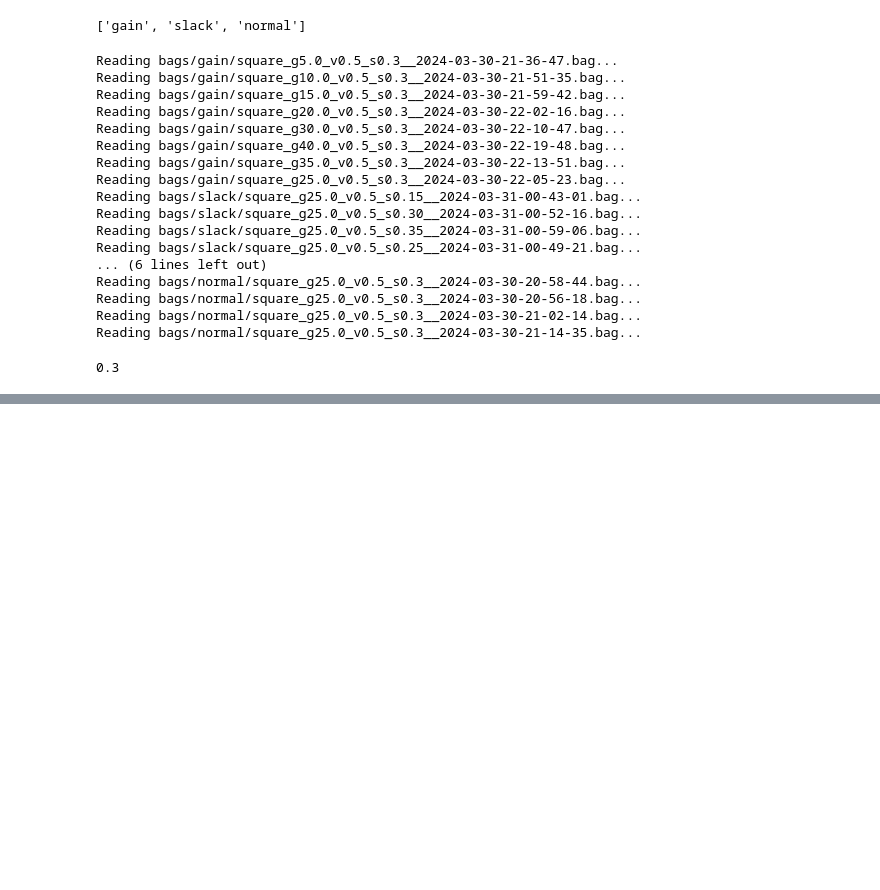
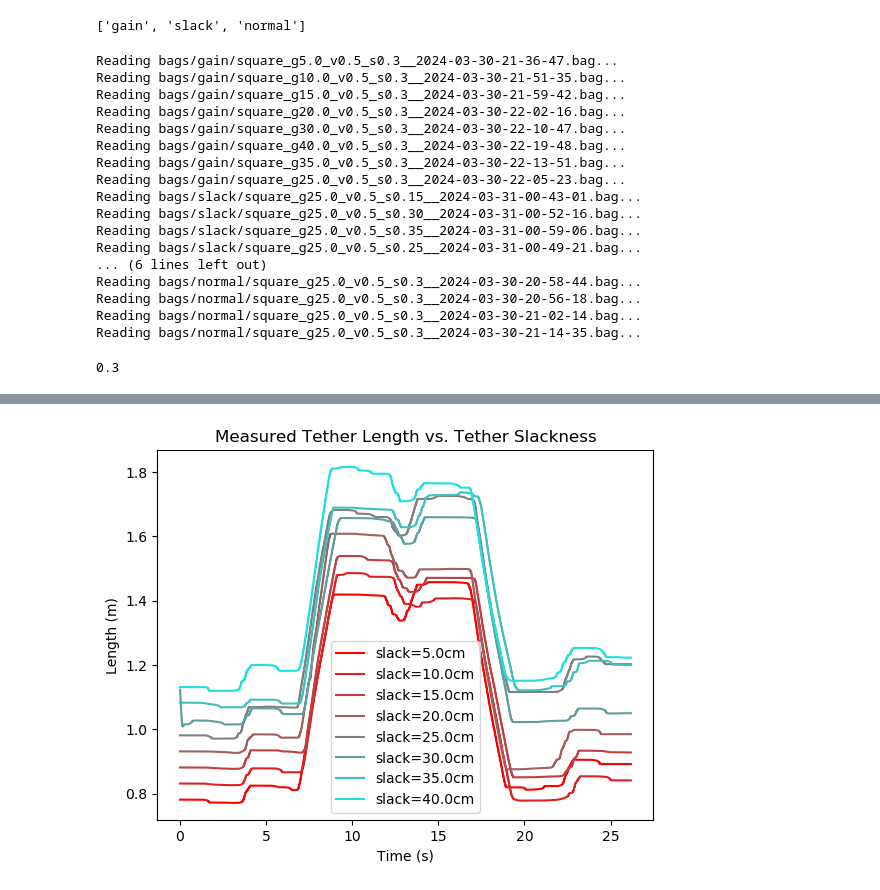
Before and after one commit to cwduffy01/csce491-data, a Jupyter notebook: main.ipynb, the cells around one changed output, grey strips where cells are left out. Saved outputs shown, nothing was run; the diff lists cells and outputs as text; code cells hidden in the pictures; blank space fills up the shorter version.

```diff
--- a/main.ipynb
+++ b/main.ipynb
@@ -132,0 +162,31 @@ fig.tight_layout(rect=[0, 0.03, 1, 0.92])
+# %%
+sr_list = []
+for fname in os.listdir("csvs/slack"):
+    data_df = pd.read_csv(f"csvs/slack/{fname}")
+    data_df = data_df.set_index("time")
+    slack = float(fname[fname.index('_s') + 2:].split("_")[0])
+    sr = pd.Series(data_df["/current_tether_length"], name=slack)
+    sr_list.append(sr)
+
+
+df = pd.DataFrame(sr_list)
+df = df.T.sort_index().ffill()
+
+col_order = list(df.columns)
+col_order.sort(key=lambda x:float(x))
+# col_order = col_order[:5]
+
+for i in range(len(col_order)):
+    col = col_order[i]
+    color = (1 - (i/len(col_order)), i/len(col_order), i/len(col_order))
+    sr = df[col]
+    plt.plot(sr, label=f"slack={col*100}cm", color=color)
+plt.legend()
+
+plt.title("Measured Tether Length vs. Tether Slackness")
+plt.xlabel("Time (s)")
+plt.ylabel("Length (m)")
+
+plt.savefig("slack_plot.png")
+# %% [output]
+[figure, added]
```
Also changed, not shown: parts of 5 cells of this notebook, 1 other file.
